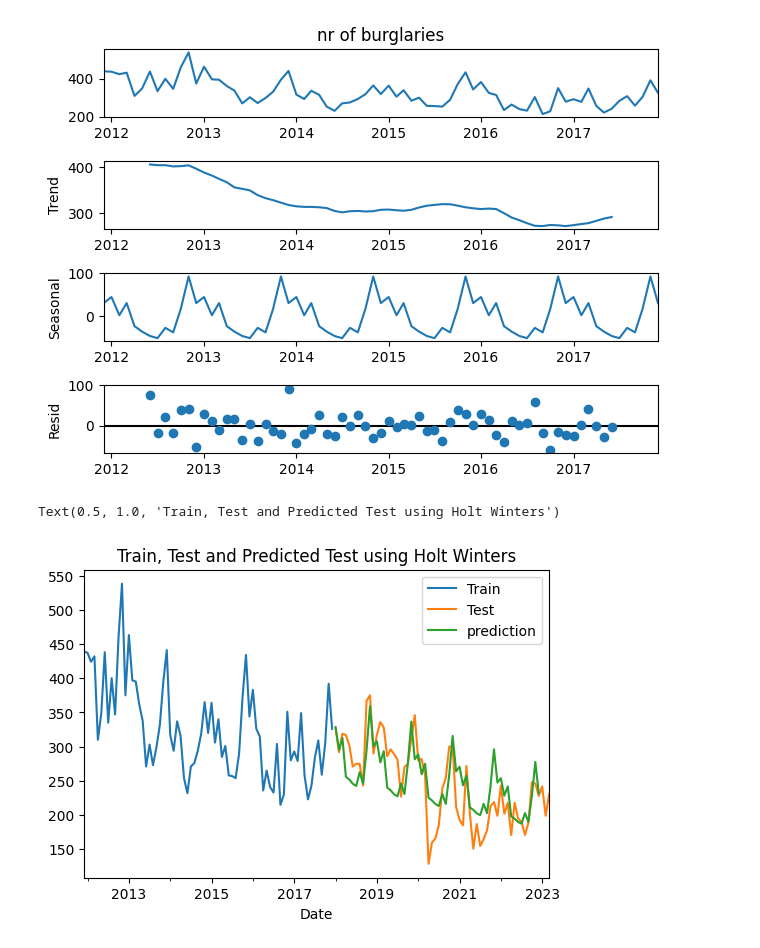
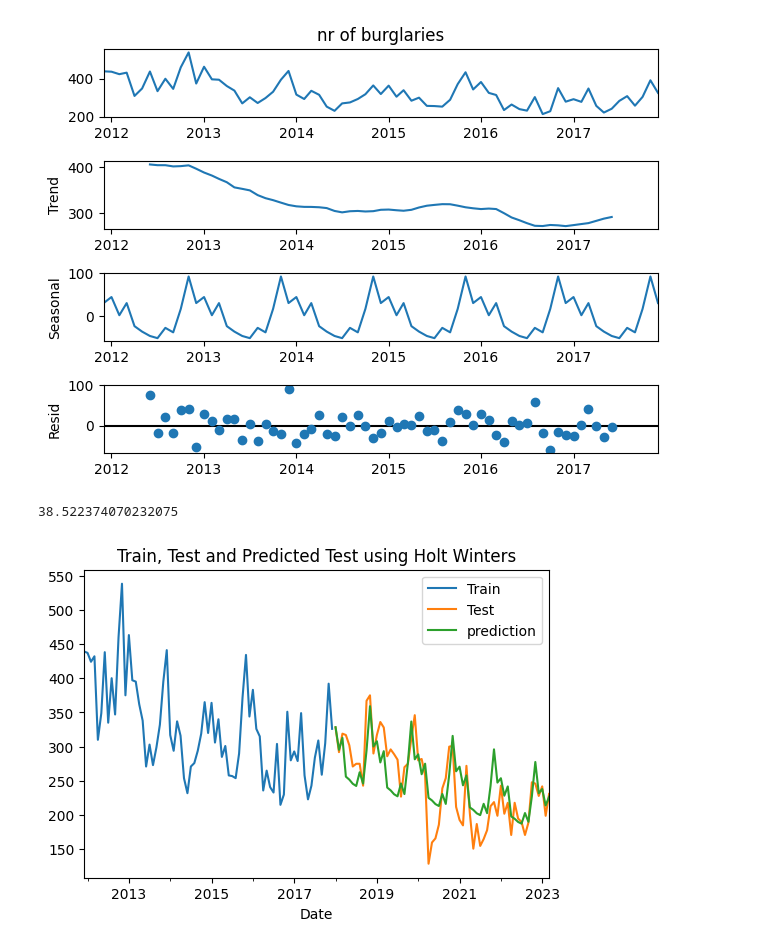
Before and after one commit to isavgt/JBG050-group11, a Jupyter notebook: forecast_holt_winters.ipynb, the cells around one changed output. Saved outputs shown, nothing was run; the diff lists cells and outputs as text; code cells hidden in the pictures.

Commit message:
holt-winters

```diff
--- a/forecast_holt_winters.ipynb
+++ b/forecast_holt_winters.ipynb
@@ -33,13 +36,16 @@ decompose_result.plot()
 # %%
 # Fit the model & make predictions
 fitted_model = ExponentialSmoothing(train_data['nr of burglaries'],trend='mul',seasonal='mul',seasonal_periods=12).fit()
-test_predictions = fitted_model.forecast(60).to_frame()
+test_predictions = fitted_model.forecast(63).to_frame()
 
 # Plot test data, train data and predictions
 train_data['nr of burglaries'].plot(legend=True,label='Train')
 test_data['nr of burglaries'].plot(legend=True,label='Test',figsize=(6,4))
 test_predictions[0].plot(legend=True,label='prediction')
 plt.title('Train, Test and Predicted Test using Holt Winters')
+
+mse = mean_squared_error(test_data['nr of burglaries'], test_predictions)
+math.sqrt(mse)
 # %% [output]
-Text(0.5, 1.0, 'Train, Test and Predicted Test using Holt Winters')
+38.522374070232075
-[figure, old version]
+[figure, new version]
```
Also changed, not shown: parts of 1 cell of this notebook.
